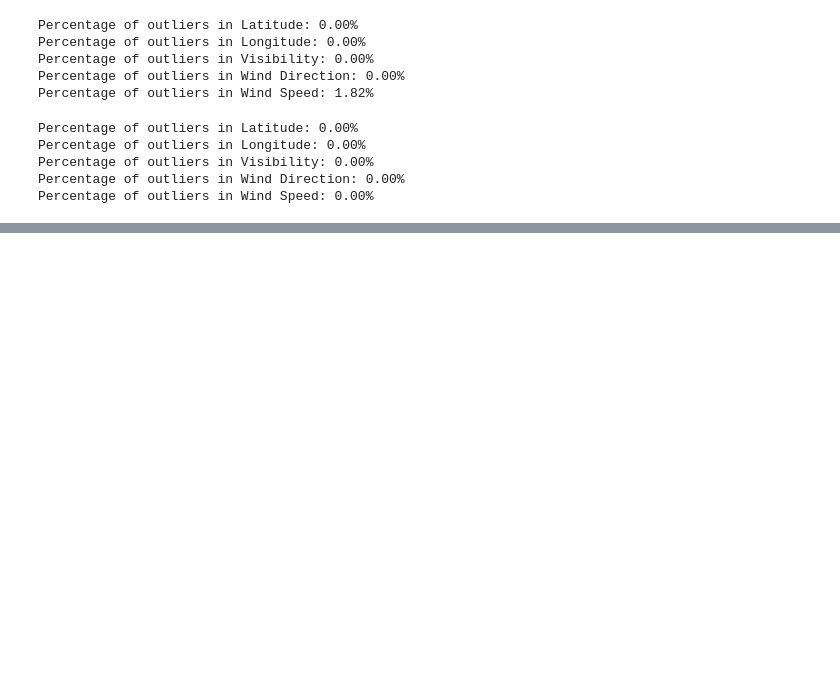
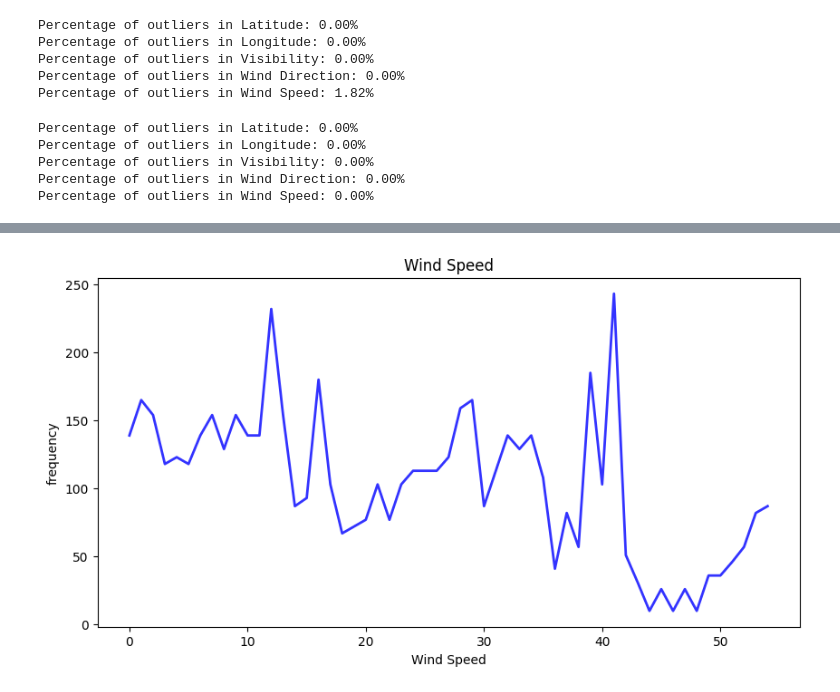
Before and after one commit to MohammadrezaTale/EDA-for-Datasets, a Jupyter notebook: Global_Marine_EDA.ipynb, the cells around one changed output, grey strips where cells are left out. Saved outputs shown, nothing was run; the diff lists cells and outputs as text; code cells hidden in the pictures; blank space fills up the shorter version.

```diff
--- a/Global_Marine_EDA.ipynb
+++ b/Global_Marine_EDA.ipynb
@@ -290,0 +325,12 @@ Percentage of outliers in Wind Speed: 0.00%
+# %%
+plt.figure(figsize=(10,5))
+plt.plot(df_new['Wind Speed'],
+    c='b',
+    lw=2,
+    alpha=0.8)
+plt.title('Wind Speed')
+plt.xlabel('Wind Speed')
+plt.ylabel('frequency')
+plt.show()
+# %% [output]
+[figure, added]
```
Also changed, not shown: parts of 12 cells of this notebook.
